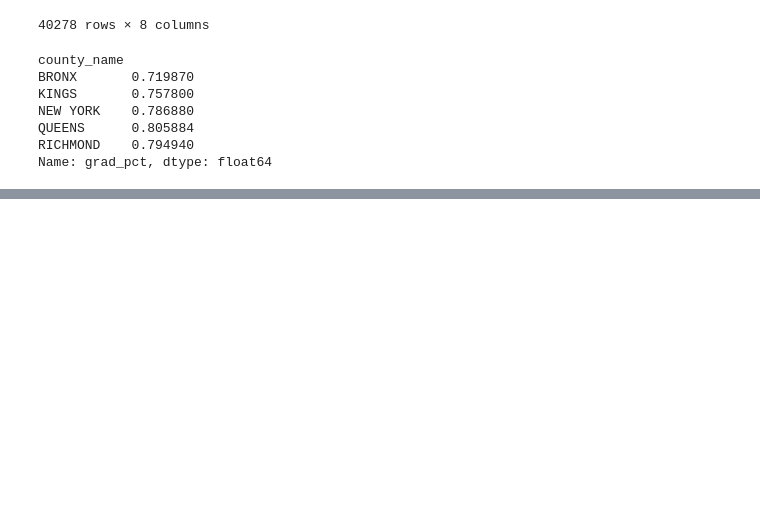
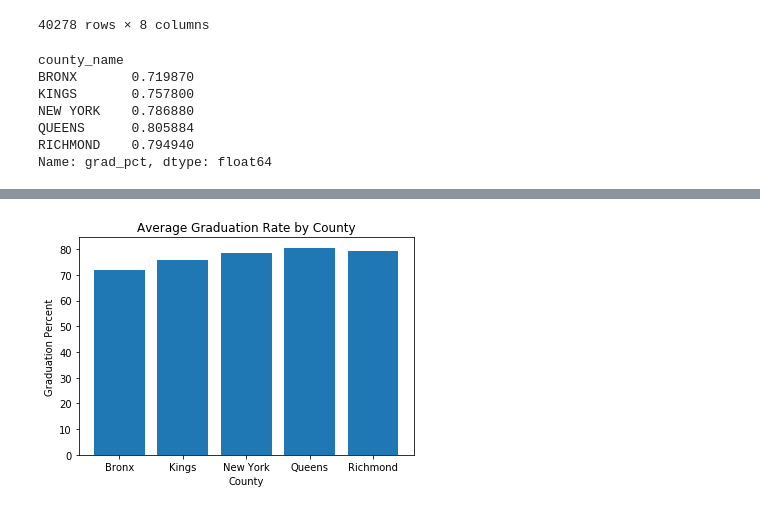
Before and after one commit to kimcrine/project_1, a Jupyter notebook: graduation_rates.ipynb, the cells around one changed output, grey strips where cells are left out. Drawn from its saved outputs; the diff is of its cells as text; code cells hidden in the pictures; blank space fills up the shorter version.

Commit message:
Updated grad rates notebook with some basic plots

```diff
--- a/graduation_rates.ipynb
+++ b/graduation_rates.ipynb
@@ -116,0 +118,4 @@ See the caveats in the documentation: https://pandas.pydata.org/pandas-docs/stab
+# %%
+# Convert enrollment count and grad count to floats
+nyc_grad_rates["enroll_cnt"] = nyc_grad_rates["enroll_cnt"].astype('float')
+nyc_grad_rates["grad_cnt"] = nyc_grad_rates["grad_cnt"].astype('float')
@@ -147,0 +187,11 @@ Name: grad_pct, dtype: float64
+# %%
+counties = ["Bronx", "Kings", "New York", "Queens", "Richmond"]
+avg_grad_rate = nyc_grad_rates.groupby(["county_name"])["grad_pct"].mean()*100
+
+plt.bar(counties, avg_grad_rate)
+plt.title("Average Graduation Rate by County")
+plt.xlabel("County")
+plt.ylabel("Graduation Percent")
+plt.show()
+# %% [output]
+[figure, added]
```
Also changed, not shown: parts of 9 cells of this notebook.
